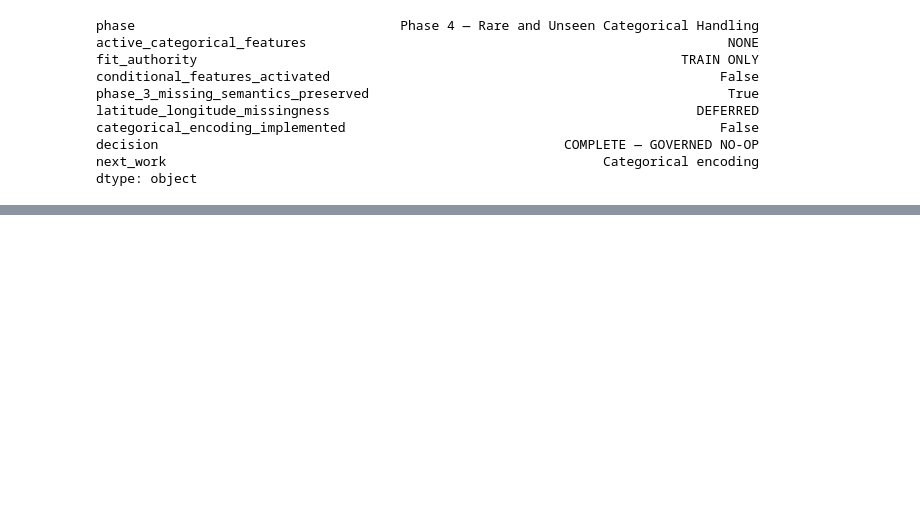
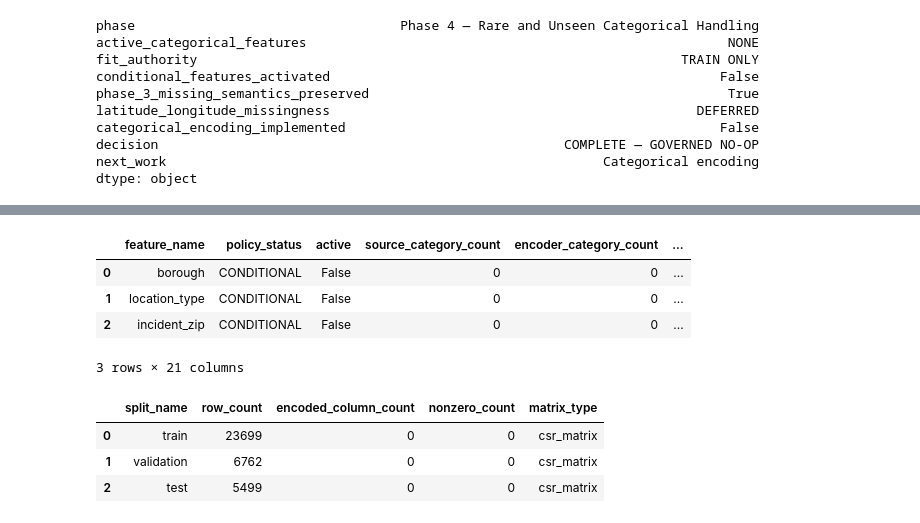
Before and after one commit to mmubashir95/urban-operations-intelligence-platform, a Jupyter notebook: notebooks/11_feature_engineering_and_preprocessing.ipynb, the cells around one changed output, grey strips where cells are left out. Saved outputs shown, nothing was run; the diff lists cells and outputs as text; code cells hidden in the pictures; blank space fills up the shorter version.

Commit message:
Complete Phase 5 categorical encoding

```diff
--- a/notebooks/11_feature_engineering_and_preprocessing.ipynb
+++ b/notebooks/11_feature_engineering_and_preprocessing.ipynb
@@ -973,0 +1034,41 @@ dtype: object
+# %%
+fitted_encoder = fit_categorical_encoder(
+    phase_4_frames['train'],
+    policy=policy,
+    config=encoding_config,
+    fitted_cardinality=fitted_cardinality,
+)
+fitted_encoder_before_transform = fitted_encoder.to_dict()
+fitted_encoder_fingerprint_before_transform = fitted_encoder.fingerprint
+encoded_categorical_matrices = transform_split_categorical_encoder(
+    phase_4_frames, fitted=fitted_encoder, config=encoding_config
+)
+categorical_encoding_evidence = build_categorical_encoding_evidence(
+    phase_4_frames,
+    encoded_categorical_matrices,
+    fitted=fitted_encoder,
+    policy=policy,
+    config=encoding_config,
+)
+encoding_matrix_summary = pd.DataFrame([
+    {
+        'split_name': split_name,
+        'row_count': matrix.shape[0],
+        'encoded_column_count': matrix.shape[1],
+        'nonzero_count': matrix.nnz,
+        'matrix_type': type(matrix).__name__,
+    }
+    for split_name, matrix in encoded_categorical_matrices.items()
+])
+display(categorical_encoding_evidence)
+display(encoding_matrix_summary)
+# %% [output]
+|  | feature_name | policy_status | active | source_category_count | encoder_category_count | ... |
+| 0 | borough | CONDITIONAL | False | 0 | 0 | ... |
+| 1 | location_type | CONDITIONAL | False | 0 | 0 | ... |
+| 2 | incident_zip | CONDITIONAL | False | 0 | 0 | ... |
+3 rows × 21 columns
+|  | split_name | row_count | encoded_column_count | nonzero_count | matrix_type |
+| 0 | train | 23699 | 0 | 0 | csr_matrix |
+| 1 | validation | 6762 | 0 | 0 | csr_matrix |
+| 2 | test | 5499 | 0 | 0 | csr_matrix |
```
Also changed, not shown: parts of 12 cells of this notebook, 15 other files.
